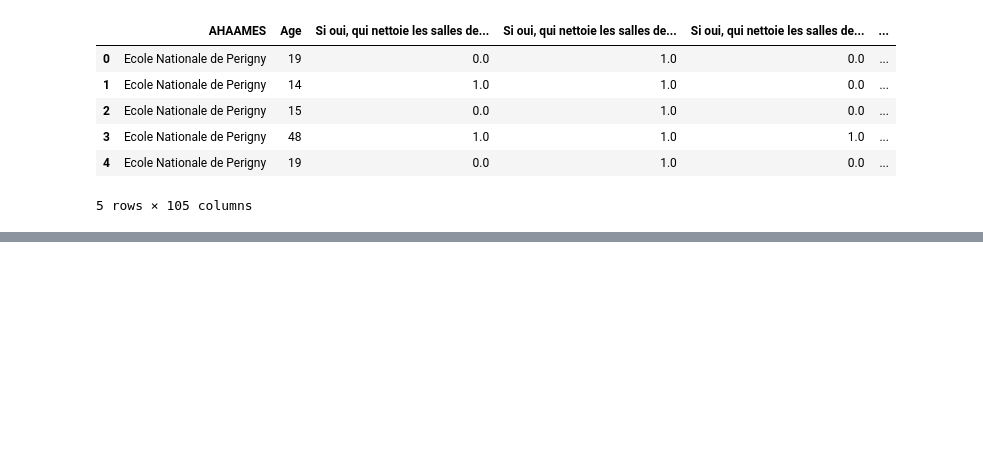
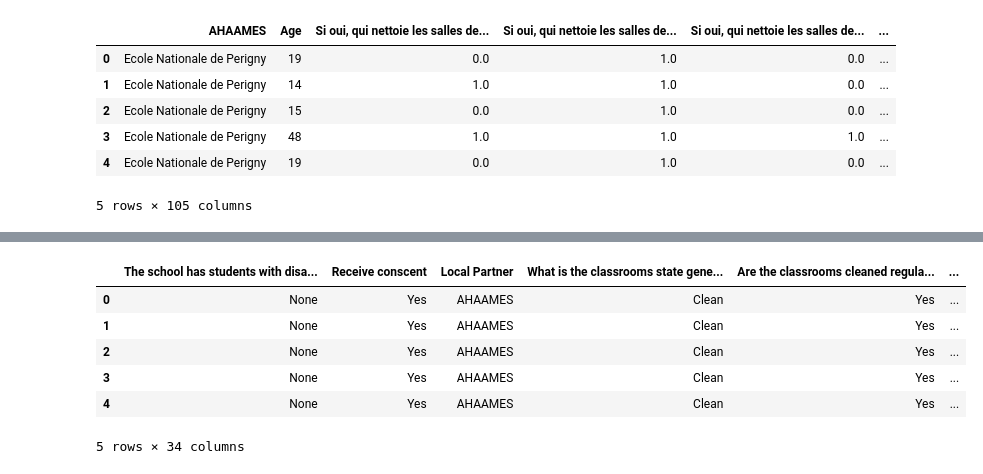
Before and after one commit to wisnercelucus/cap-survey-greenschool-2021, a Jupyter notebook: src/notebooks/translation.ipynb, the cells around one changed output, grey strips where cells are left out. Drawn from its saved outputs; the diff is of its cells as text; code cells hidden in the pictures; blank space fills up the shorter version.

```diff
--- a/src/notebooks/translation.ipynb
+++ b/src/notebooks/translation.ipynb
@@ -973,2 +958,14 @@ dff.head()
 # %%
 dff.to_csv('../ressources/cleaned_data.csv')
+# %%
+dff1 = dff.iloc[:, 70:104]
+# %%
+dff1.head()
+# %% [output]
+|  | The school has students with disa... | Receive conscent | Local Partner | What is the classrooms state gene... | Are the classrooms cleaned regula... | ... |
+| 0 | None | Yes | AHAAMES | Clean | Yes | ... |
+| 1 | None | Yes | AHAAMES | Clean | Yes | ... |
+| 2 | None | Yes | AHAAMES | Clean | Yes | ... |
+| 3 | None | Yes | AHAAMES | Clean | Yes | ... |
+| 4 | None | Yes | AHAAMES | Clean | Yes | ... |
+5 rows × 34 columns
```
Also changed, not shown: parts of 2 cells of this notebook, 1 other file.
